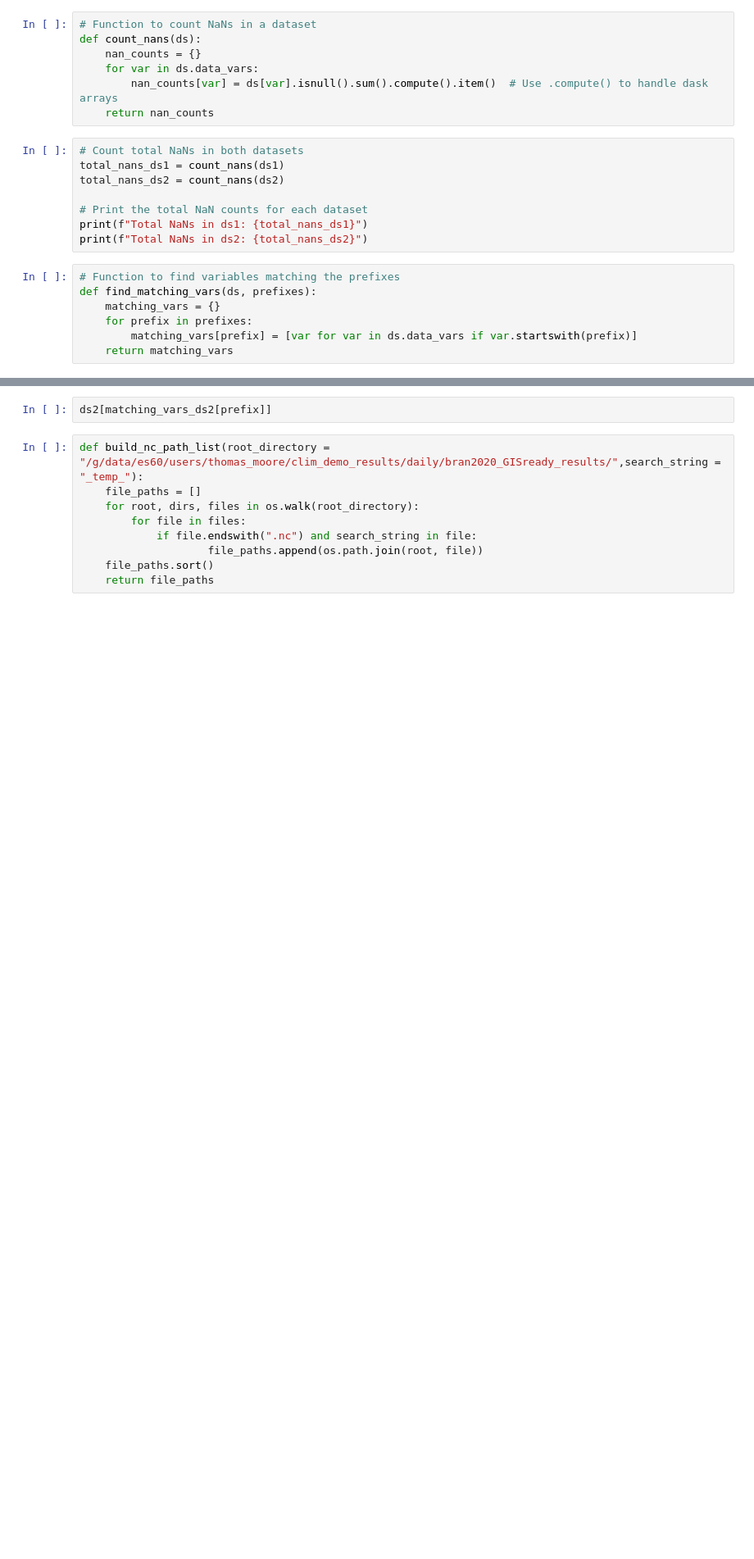
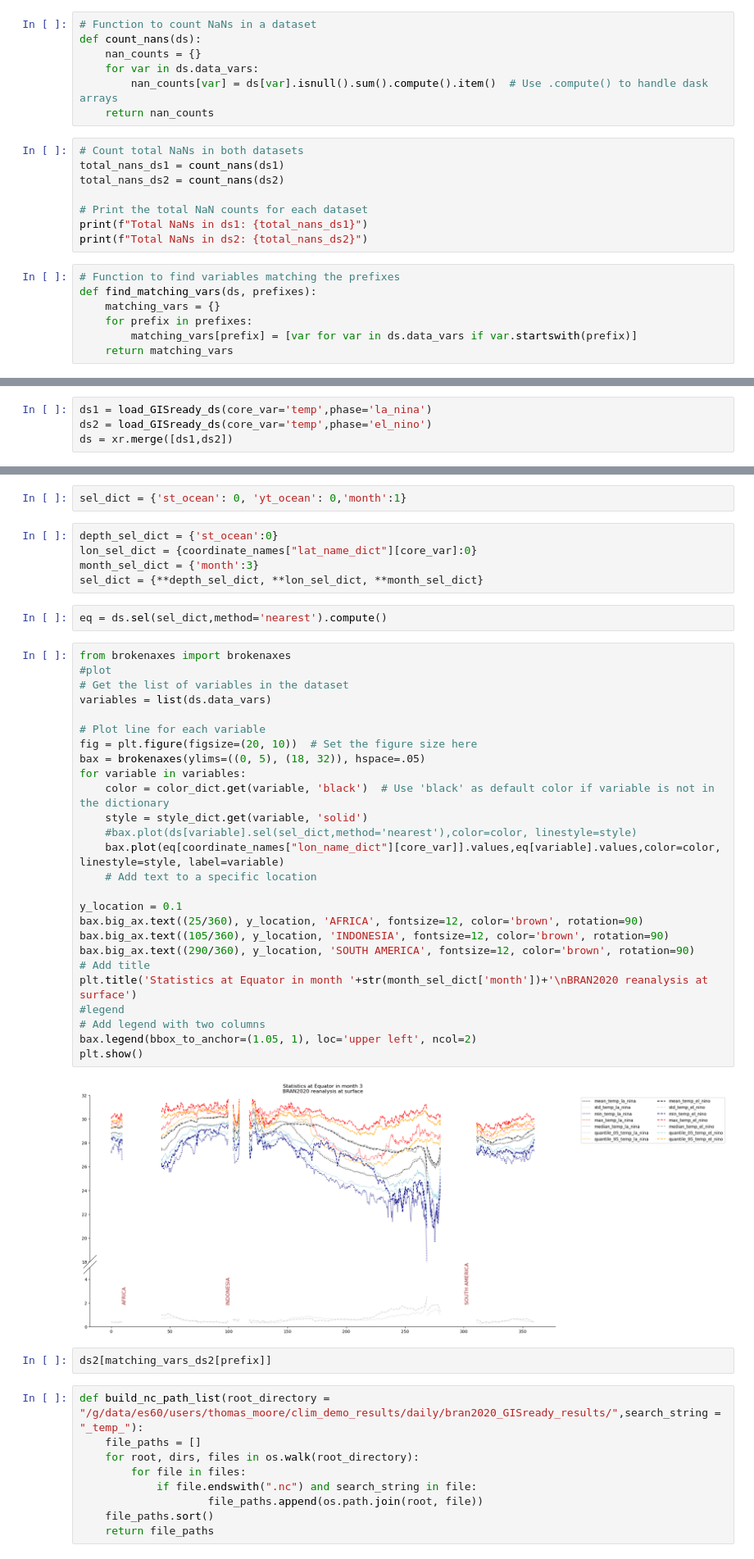
Before and after one commit to Thomas-Moore-Creative/BRAN-climatology-generator-demo, a Jupyter notebook: notebooks/sanity_check_GISready_netcdf.ipynb, the cells around one changed output, grey strips where cells are left out. Shown at 82% size. Drawn from its saved outputs; the diff is of its cells as text; blank space fills up the shorter version.

```diff
--- a/notebooks/sanity_check_GISready_netcdf.ipynb
+++ b/notebooks/sanity_check_GISready_netcdf.ipynb
@@ -195,0 +368,4 @@ plt.show()
+# %%
+ds1 = load_GISready_ds(core_var='temp',phase='la_nina')
+ds2 = load_GISready_ds(core_var='temp',phase='el_nino')
+ds = xr.merge([ds1,ds2])
@@ -196,3 +440,40 @@ plt.show()
+# %%
+sel_dict = {'st_ocean': 0, 'yt_ocean': 0,'month':1}
+# %%
+depth_sel_dict = {'st_ocean':0}
+lon_sel_dict = {coordinate_names["lat_name_dict"][core_var]:0}
+month_sel_dict = {'month':3}
+sel_dict = {**depth_sel_dict, **lon_sel_dict, **month_sel_dict}
+# %%
+eq = ds.sel(sel_dict,method='nearest').compute()
+# %%
+from brokenaxes import brokenaxes
+#plot
+# Get the list of variables in the dataset
+variables = list(ds.data_vars)
+
+# Plot line for each variable
+fig = plt.figure(figsize=(20, 10))  # Set the figure size here
+bax = brokenaxes(ylims=((0, 5), (18, 32)), hspace=.05)
+for variable in variables:
+    color = color_dict.get(variable, 'black')  # Use 'black' as default color if variable is not in the dictionary
+    style = style_dict.get(variable, 'solid')
+    #bax.plot(ds[variable].sel(sel_dict,method='nearest'),color=color, linestyle=style)
+    bax.plot(eq[coordinate_names["lon_name_dict"][core_var]].values,eq[variable].values,color=color, linestyle=style, label=variable)
+    # Add text to a specific location
+
+y_location = 0.1
+bax.big_ax.text((25/360), y_location, 'AFRICA', fontsize=12, color='brown', rotation=90)
+bax.big_ax.text((105/360), y_location, 'INDONESIA', fontsize=12, color='brown', rotation=90)
+bax.big_ax.text((290/360), y_location, 'SOUTH AMERICA', fontsize=12, color='brown', rotation=90)
+# Add title
+plt.title('Statistics at Equator in month '+str(month_sel_dict['month'])+'\nBRAN2020 reanalysis at surface')
+#legend
+# Add legend with two columns
+bax.legend(bbox_to_anchor=(1.05, 1), loc='upper left', ncol=2)
+plt.show()
+# %% [output]
+[figure, added]
 # %%
 ds2[matching_vars_ds2[prefix]]
 # %%
```
Also changed, not shown: parts of 27 cells of this notebook.
